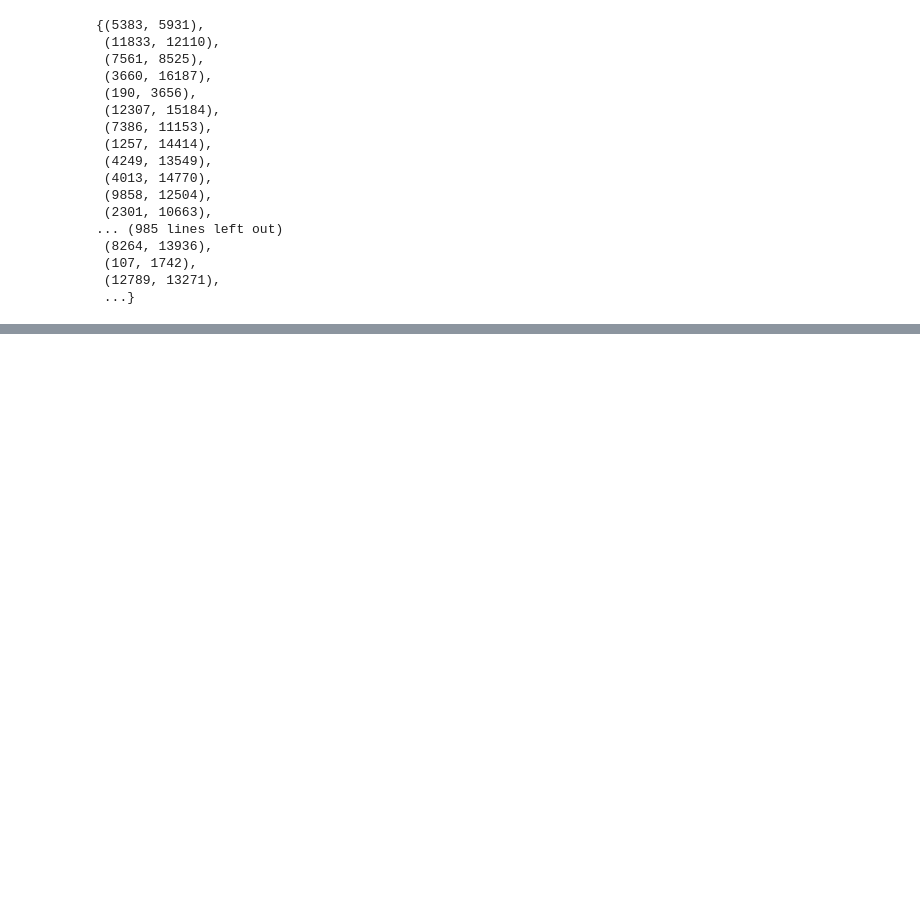
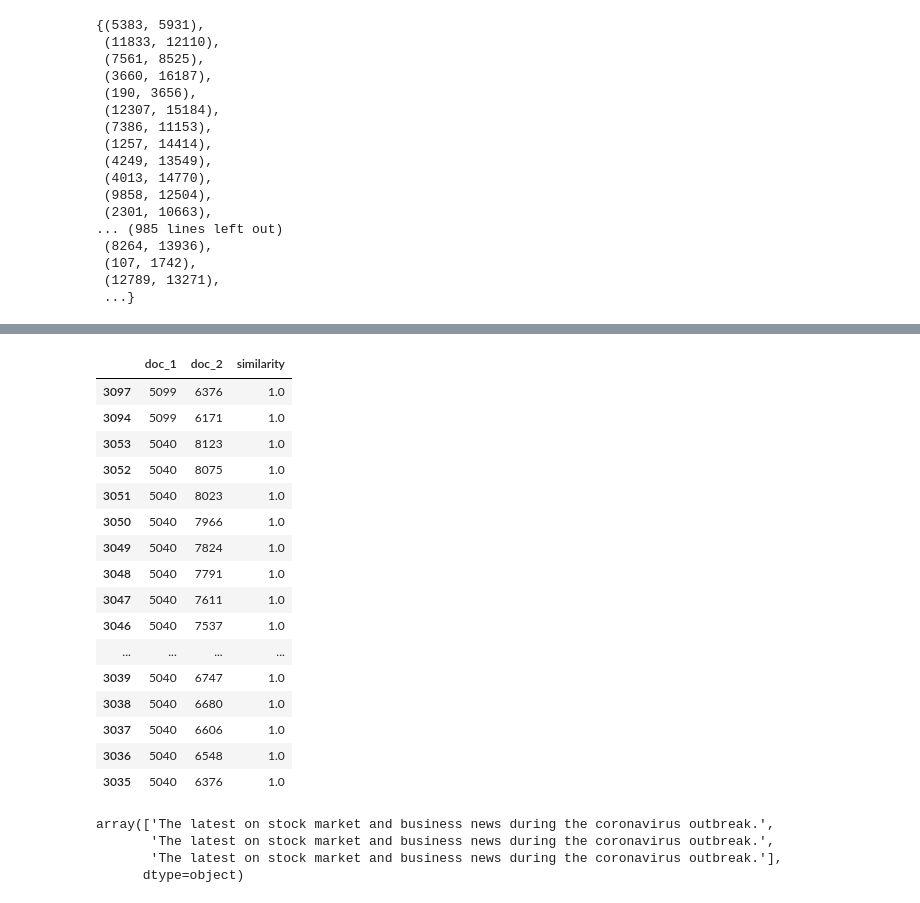
Before and after one commit to anastasiakhromova/finding_similar_items2, a Jupyter notebook: eda.ipynb, the cells around one changed output, grey strips where cells are left out. Saved outputs shown, nothing was run; the diff lists cells and outputs as text; code cells hidden in the pictures; blank space fills up the shorter version.

```diff
--- a/eda.ipynb
+++ b/eda.ipynb
@@ -387,0 +518,37 @@ lsh_total
+# %%
+threshold = 0.5
+
+rows, cols = np.where(np.triu(cos_sim, k=1) >= threshold)
+
+pairs = pd.DataFrame({
+    "doc_1": rows,
+    "doc_2": cols,
+    "similarity": cos_sim[rows, cols]
+}).sort_values("similarity", ascending=False)
+
+pairs.head(20)
+# %% [output]
+|  | doc_1 | doc_2 | similarity |
+| 3097 | 5099 | 6376 | 1.0 |
+| 3094 | 5099 | 6171 | 1.0 |
+| 3053 | 5040 | 8123 | 1.0 |
+| 3052 | 5040 | 8075 | 1.0 |
+| 3051 | 5040 | 8023 | 1.0 |
+| 3050 | 5040 | 7966 | 1.0 |
+| 3049 | 5040 | 7824 | 1.0 |
+| 3048 | 5040 | 7791 | 1.0 |
+| 3047 | 5040 | 7611 | 1.0 |
+| 3046 | 5040 | 7537 | 1.0 |
+| ... | ... | ... | ... |
+| 3039 | 5040 | 6747 | 1.0 |
+| 3038 | 5040 | 6680 | 1.0 |
+| 3037 | 5040 | 6606 | 1.0 |
+| 3036 | 5040 | 6548 | 1.0 |
+| 3035 | 5040 | 6376 | 1.0 |
+# %%
+abstract.abstract.iloc[[5099, 6376, 6171]].values
+# %% [output]
+array(['The latest on stock market and business news during the coronavirus outbreak.',
+       'The latest on stock market and business news during the coronavirus outbreak.',
+       'The latest on stock market and business news during the coronavirus outbreak.'],
+      dtype=object)
```
Also changed, not shown: parts of 16 cells of this notebook.
